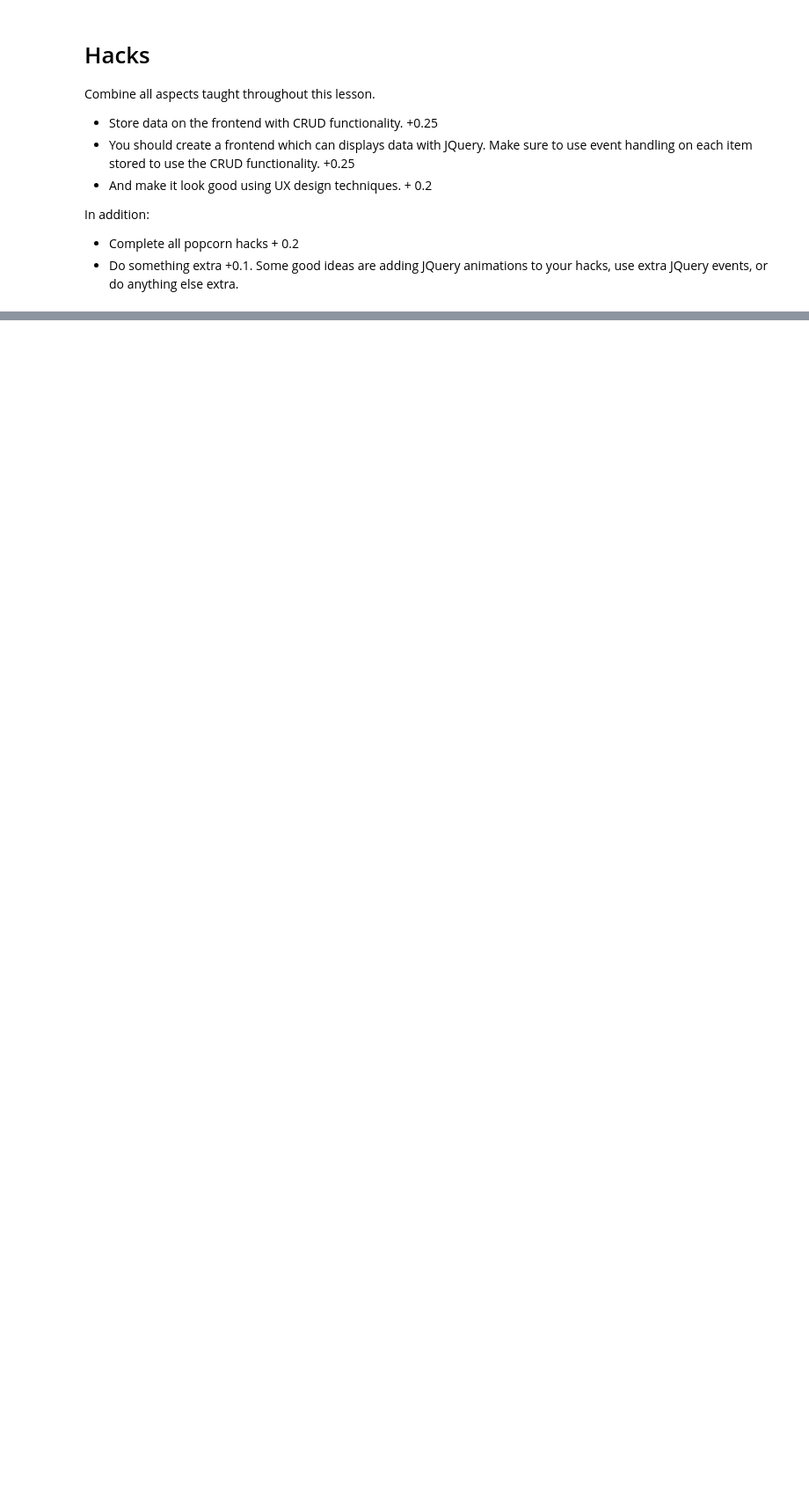
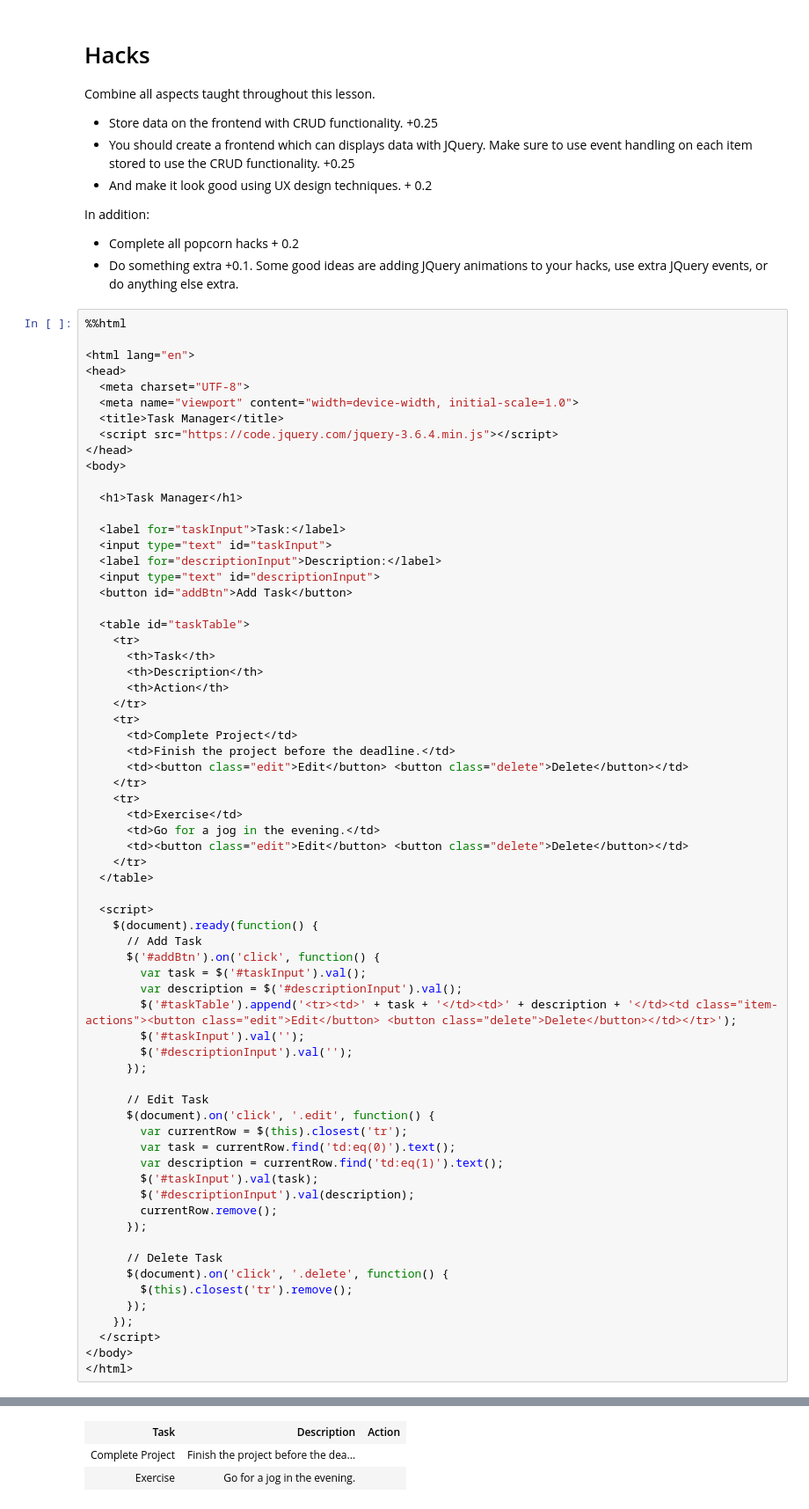
Before and after one commit to tanayp327/bloggy, a Jupyter notebook: _notebooks/2023-12-07-UX_jQuery_CRUD_lesson.ipynb, the cells around one changed output, grey strips where cells are left out. Shown at 88% size. Saved outputs shown, nothing was run; the diff lists cells and outputs as text; blank space fills up the shorter version.

```diff
--- a/_notebooks/2023-12-07-UX_jQuery_CRUD_lesson.ipynb
+++ b/_notebooks/2023-12-07-UX_jQuery_CRUD_lesson.ipynb
@@ -796,3 +857,71 @@ Combine all aspects taught throughout this lesson.
 In addition:
 - Complete all popcorn hacks + 0.2
 - Do something extra +0.1. Some good ideas are adding JQuery animations to your hacks, use extra JQuery events, or do anything else extra.
+# %%
+%%html
+
+<html lang="en">
+<head>
+  <meta charset="UTF-8">
+  <meta name="viewport" content="width=device-width, initial-scale=1.0">
+  <title>Task Manager</title>
+  <script src="https://code.jquery.com/jquery-3.6.4.min.js"></script>
+</head>
+<body>
+
+  <h1>Task Manager</h1>
+
+  <label for="taskInput">Task:</label>
+  <input type="text" id="taskInput">
+  <label for="descriptionInput">Description:</label>
+  <input type="text" id="descriptionInput">
+  <button id="addBtn">Add Task</button>
+
+  <table id="taskTable">
+    <tr>
+      <th>Task</th>
+      <th>Description</th>
+      <th>Action</th>
+    </tr>
+    <tr>
+      <td>Complete Project</td>
+      <td>Finish the project before the deadline.</td>
+      <td><button class="edit">Edit</button> <button class="delete">Delete</button></td>
+    </tr>
+    <tr>
+      <td>Exercise</td>
+      <td>Go for a jog in the evening.</td>
+      <td><button class="edit">Edit</button> <button class="delete">Delete</button></td>
+    </tr>
+  </table>
+
+  <script>
+    $(document).ready(function() {
+      // Add Task
+      $('#addBtn').on('click', function() {
+        var task = $('#taskInput').val();
+        var description = $('#descriptionInput').val();
+        $('#taskTable').append('<tr><td>' + task + '</td><td>' + description + '</td><td class="item-actions"><button class="edit">Edit</button> <button class="delete">Delete</button></td></tr>');
+        $('#taskInput').val('');
+        $('#descriptionInput').val('');
+      });
+
+      // Edit Task
+      $(document).on('click', '.edit', function() {
+        var currentRow = $(this).closest('tr');
+        var task = currentRow.find('td:eq(0)').text();
+        var description = currentRow.find('td:eq(1)').text();
+        $('#taskInput').val(task);
+        $('#descriptionInput').val(description);
+        currentRow.remove();
+      });
+
+      // Delete Task
+      $(document).on('click', '.delete', function() {
+        $(this).closest('tr').remove();
+      });
+    });
+  </script>
+</body>
+</html>
+# %% [output]
@@ -798,0 +930,3 @@ In addition:
+| Task | Description | Action |
+| Complete Project | Finish the project before the dea... |  |
+| Exercise | Go for a jog in the evening. |  |
```
Also changed, not shown: parts of 15 cells of this notebook, 3 other files.
